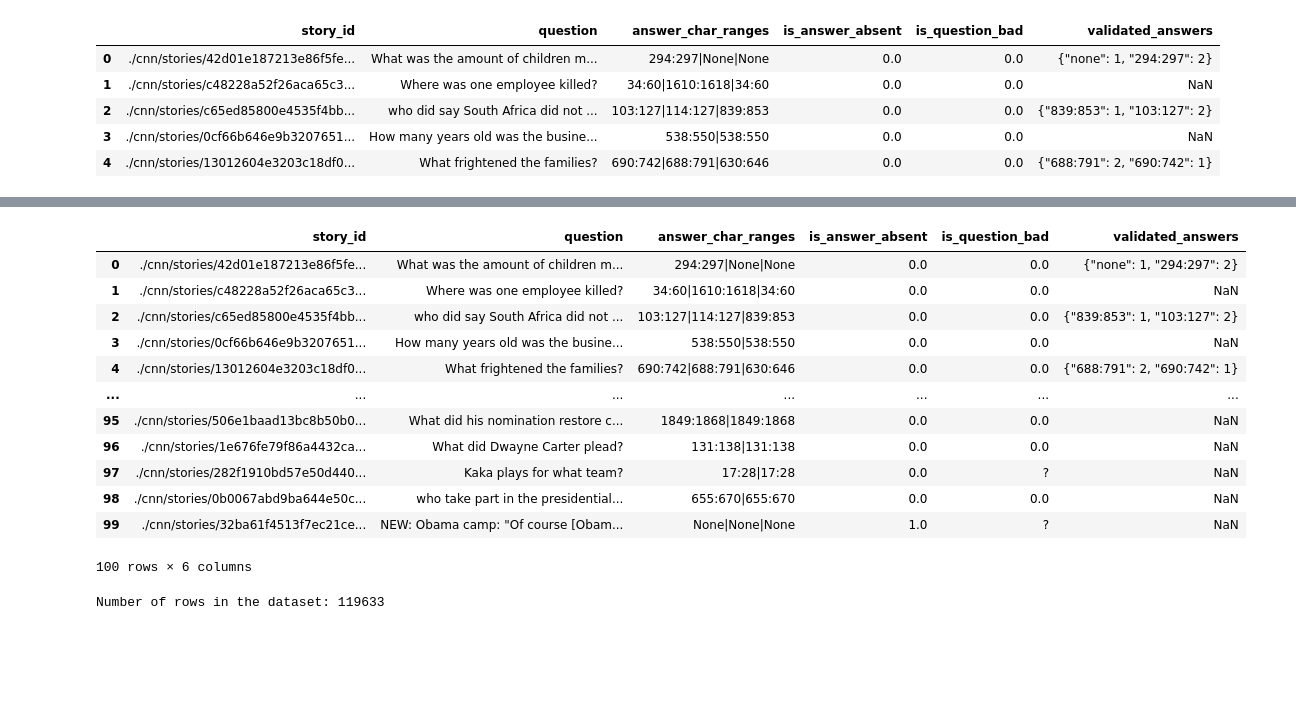
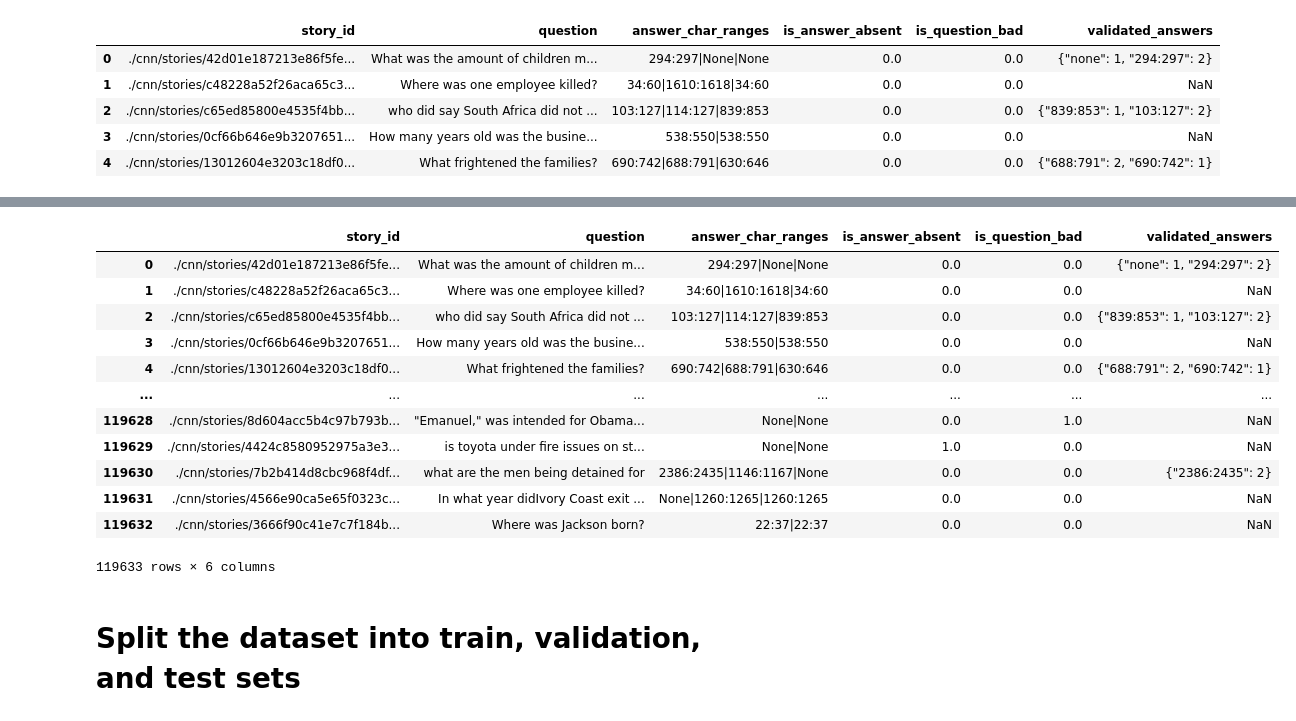
Before and after one commit to NastasiaMazur/Q-A, a Jupyter notebook: newsQA_dataset.ipynb, the cells around one changed output, grey strips where cells are left out. Drawn from its saved outputs; the diff is of its cells as text; code cells hidden in the pictures; blank space fills up the shorter version.

```diff
--- a/newsQA_dataset.ipynb
+++ b/newsQA_dataset.ipynb
@@ -56,22 +61,18 @@ newsqa_df.head()
 # %%
-newsqa_df.head(100)
+newsqa_df
 # %% [output]
 |  | story_id | question | answer_char_ranges | is_answer_absent | is_question_bad | validated_answers |
 | 0 | ./cnn/stories/42d01e187213e86f5fe... | What was the amount of children m... | 294:297|None|None | 0.0 | 0.0 | {"none": 1, "294:297": 2} |
 | 1 | ./cnn/stories/c48228a52f26aca65c3... | Where was one employee killed? | 34:60|1610:1618|34:60 | 0.0 | 0.0 | NaN |
 | 2 | ./cnn/stories/c65ed85800e4535f4bb... | who did say South Africa did not ... | 103:127|114:127|839:853 | 0.0 | 0.0 | {"839:853": 1, "103:127": 2} |
 | 3 | ./cnn/stories/0cf66b646e9b3207651... | How many years old was the busine... | 538:550|538:550 | 0.0 | 0.0 | NaN |
 | 4 | ./cnn/stories/13012604e3203c18df0... | What frightened the families? | 690:742|688:791|630:646 | 0.0 | 0.0 | {"688:791": 2, "690:742": 1} |
 | ... | ... | ... | ... | ... | ... | ... |
-| 95 | ./cnn/stories/506e1baad13bc8b50b0... | What did his nomination restore c... | 1849:1868|1849:1868 | 0.0 | 0.0 | NaN |
-| 96 | ./cnn/stories/1e676fe79f86a4432ca... | What did Dwayne Carter plead? | 131:138|131:138 | 0.0 | 0.0 | NaN |
-| 97 | ./cnn/stories/282f1910bd57e50d440... | Kaka plays for what team? | 17:28|17:28 | 0.0 | ? | NaN |
-| 98 | ./cnn/stories/0b0067abd9ba644e50c... | who take part in the presidential... | 655:670|655:670 | 0.0 | 0.0 | NaN |
-| 99 | ./cnn/stories/32ba61f4513f7ec21ce... | NEW: Obama camp: "Of course [Obam... | None|None|None | 1.0 | ? | NaN |
+| 119628 | ./cnn/stories/8d604acc5b4c97b793b... | "Emanuel," was intended for Obama... | None|None | 0.0 | 1.0 | NaN |
+| 119629 | ./cnn/stories/4424c8580952975a3e3... | is toyota under fire issues on st... | None|None | 1.0 | 0.0 | NaN |
+| 119630 | ./cnn/stories/7b2b414d8cbc968f4df... | what are the men being detained for | 2386:2435|1146:1167|None | 0.0 | 0.0 | {"2386:2435": 2} |
+| 119631 | ./cnn/stories/4566e90ca5e65f0323c... | In what year didIvory Coast exit ... | None|1260:1265|1260:1265 | 0.0 | 0.0 | NaN |
+| 119632 | ./cnn/stories/3666f90c41e7c7f184b... | Where was Jackson born? | 22:37|22:37 | 0.0 | 0.0 | NaN |
-100 rows × 6 columns
+119633 rows × 6 columns
-# %%
-num_rows = newsqa_df.shape[0]
-
-print("Number of rows in the dataset:", num_rows)
-# %% [output]
-Number of rows in the dataset: 119633
+# %% [markdown]
+# **Split the dataset into train, validation, and test sets**
```
Also changed, not shown: parts of 2 cells of this notebook.
